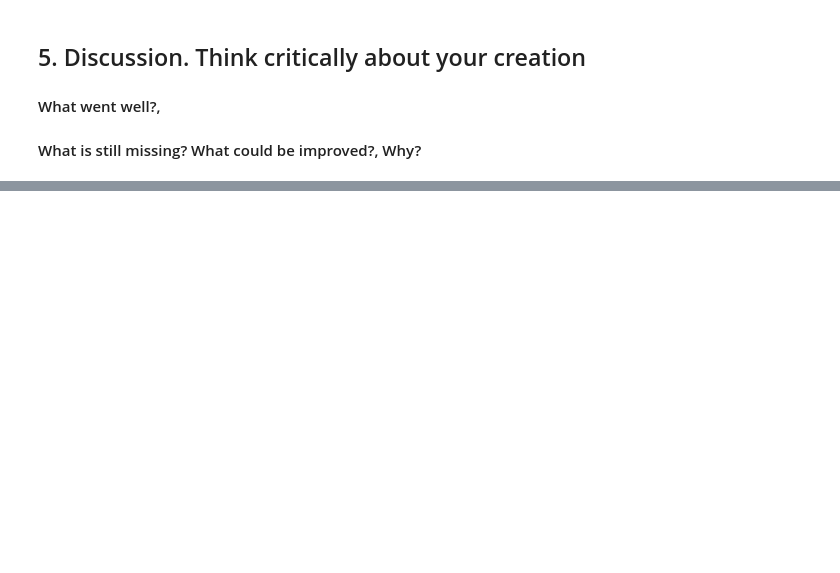
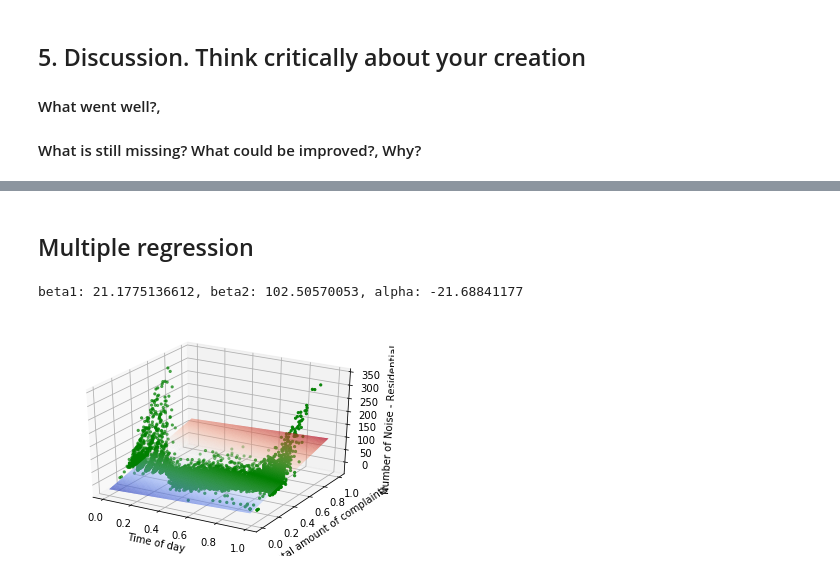
Before and after one commit to dchoi44/311-Service-Requests-Visualization, a Jupyter notebook: Notebook/Explainer Notebook.ipynb, the cells around one changed output, grey strips where cells are left out. Drawn from its saved outputs; the diff is of its cells as text; code cells hidden in the pictures; blank space fills up the shorter version.

```diff
--- a/Notebook/Explainer Notebook.ipynb
+++ b/Notebook/Explainer Notebook.ipynb
@@ -32,0 +186,2 @@ We chose to use multiple regression, KNN, and clustering. Since the Multiple reg
+# %% [markdown]
+## Multiple regression
@@ -32,0 +220,51 @@ We chose to use multiple regression, KNN, and clustering. Since the Multiple reg
+# %%
+# Fit the arrays to a LinearRegression
+X1 = X1 - np.mean(X1, axis=0)
+X1 = X1 - X1.min()
+X1 = X1 / X1.max()
+X0 = X0 - X0.min()
+X0 = X0 / float(X0.max())
+
+mlreg = linear_model.LinearRegression()
+mlreg.fit(np.concatenate((X0.reshape(24*366, 1), np.concatenate(X1).reshape(24*366, 1)), axis = 1), np.concatenate(X))
+print 'beta1: {0}, beta2: {2}, alpha: {1}'.format(mlreg.coef_[0], mlreg.intercept_, mlreg.coef_[1])
+# %% [output]
+beta1: 21.1775136612, beta2: 102.50570053, alpha: -21.68841177
+# %%
+#Make a colorMap
+theCM = plt.cm.coolwarm
+theCM._init()
+alphas = np.abs(np.linspace(-1.0, 1.0, theCM.N))
+theCM._lut[:-3,-1] = alphas
+# %%
+#Plot in this notebook
+fig = plt.figure()
+ax = fig.add_subplot(111, projection='3d')
+
+xs = X0.tolist()
+ys = np.concatenate(X1).tolist()
+zs = np.concatenate(X)
+
+#Save the data to a csv for external 3D plotting
+with open('docs/dataset/' + complaintName + '_XYZ.csv', 'w') as csvfile:
+    fieldnames = ['X', 'Y', 'Z']
+    writer = csv.DictWriter(csvfile, fieldnames=fieldnames, lineterminator= '\n')
+    writer.writeheader()
+    for each in range(len(xs)):
+        writer.writerow({'X': xs[each], 'Y': ys[each], 'Z':zs[each]})
+
+ax.scatter(xs, ys, zs, c='g', marker='.')
+ax.set_xlabel('Time of day')
+ax.set_ylabel('Total amount of complaints')
+ax.set_zlabel('Number of ' + complaintName)
+
+xx, yy = np.meshgrid(np.arange(0, 1, (1 )/100.0), np.arange(0, 1, (1)/100.0))
+conc = np.c_[xx.ravel(), yy.ravel()]
+xs = conc[:,0]
+ys = conc[:,1]
+
+zs = mlreg.predict(np.concatenate((xs.reshape(10000,1),ys.reshape(10000,1)), axis=1))
+ax.plot_trisurf(xs, ys, zs, cmap = theCM, linewidth=0, antialiased=True)
+plt.show()
+# %% [output]
+[figure, added]
```
Also changed, not shown: parts of 40 cells of this notebook.
